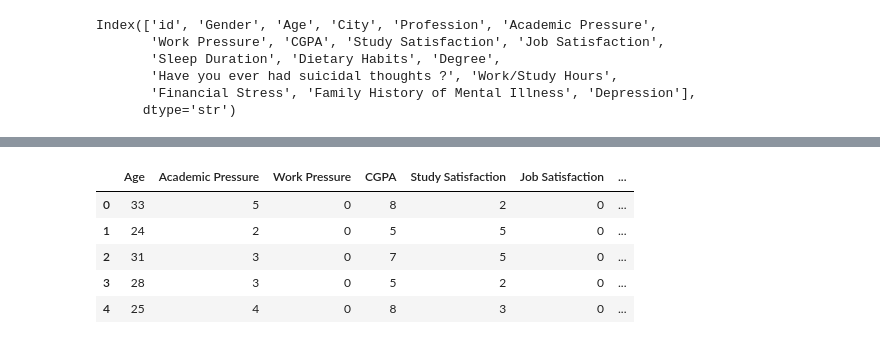
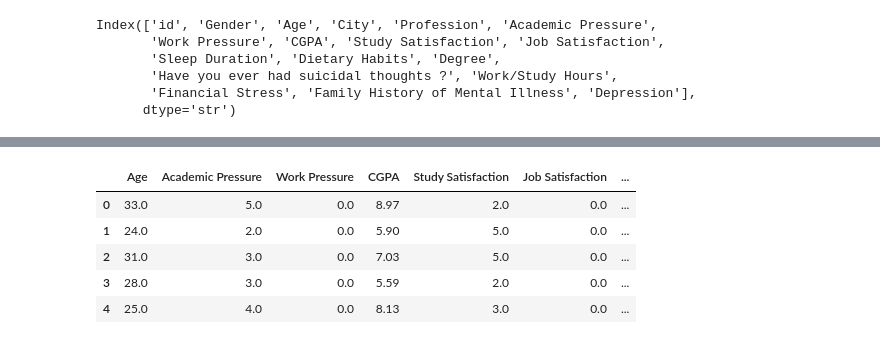
Before and after one commit to mateidiana/WellBeingModelling, a Jupyter notebook: notebooks/data_preprocessing/01_2_data_overview_mh_student.ipynb, the cells around one changed output, grey strips where cells are left out. Saved outputs shown, nothing was run; the diff lists cells and outputs as text; code cells hidden in the pictures.

Commit message:
cleanup: student mh dataset, fix preprocessing issue

```diff
--- a/notebooks/data_preprocessing/01_2_data_overview_mh_student.ipynb
+++ b/notebooks/data_preprocessing/01_2_data_overview_mh_student.ipynb
@@ -552,16 +589,17 @@ Saved BN dataset to: ../data/processed/student_depression_bn_clean.csv
 | 4 | female | 25.0 | jaipur | student | 4.0 | 0.0 | 8.13 | 3.0 | ... |
 Shape: (27901, 17)
 # %%
-OUT_ML = "../data/processed/student_depression_ml.csv"
+OUT_ML = "../../data/processed/student_depression_ml.csv"
 
 def mode_impute(series: pd.Series) -> pd.Series:
-    if series.dropna().empty: # if a column is entirely missing, don’t try to compute a mode
+    if series.dropna().empty:
         return series
-    return series.fillna(series.mode(dropna=True).iloc[0]) # finds the most frequent value (mode),
-                                                           # replaces missing values with that mode
+    return series.fillna(series.mode(dropna=True).iloc[0])
 
 def median_impute(series: pd.Series) -> pd.Series:
-    return series.fillna(series.median()) # replaces missing values with the column’s median
+    if series.dropna().empty:
+        return series
+    return series.fillna(series.median())
 
 # Start from BN-cleaned data
 df_ml = df_bn.copy()
@@ -569,13 +607,14 @@ df_ml = df_bn.copy()
 # Ensure categorical dtypes behave consistently
 for col in df_ml.columns:
     if str(df_ml[col].dtype) == "category":
-        df_ml[col] = df_ml[col].astype("string") # some columns are set to categorical for BN
-                                                 # for ML one-hot encoding, convert them to string
+        df_ml[col] = df_ml[col].astype("string")
 
-# For every column that has missing values
-#  create a new column
-#  set it to 1 if the original value was missing, else 0
-#  store its name in missing_indicators
+# Keep CGPA continuous
+if "CGPA" in df_ml.columns:
+    df_ml["CGPA"] = pd.to_numeric(df_ml["CGPA"], errors="coerce")
+    df_ml.loc[df_ml["CGPA"] == 0, "CGPA"] = np.nan
+
+# Missingness indicators
 missing_indicators = []
 for col in df_ml.columns:
     if df_ml[col].isna().any():
@@ -583,21 +622,58 @@ for col in df_ml.columns:
         df_ml[ind_col] = df_ml[col].isna().astype(int)
         missing_indicators.append(ind_col)
 
+# Identify numeric columns
+num_cols = df_ml.select_dtypes(include=["number"]).columns.tolist()
+
 # Impute numeric columns with median
-num_cols = df_ml.select_dtypes(include=["number"]).columns
 for col in num_cols:
     df_ml[col] = median_impute(df_ml[col])
 
+# Identify categorical columns
+cat_cols = [c for c in df_ml.columns if c not in num_cols and c not in missing_indicators]
+
 # Impute categorical columns with mode
-cat_cols = [c for c in df_ml.columns if c not in num_cols and c not in missing_indicators]
 for col in cat_cols:
+    df_ml[col] = df_ml[col].astype("string")
     df_ml[col] = mode_impute(df_ml[col])
 
-# One-hot encode categoricals, turns each categorical column into multiple 0/1 dummy columns
-df_ml = pd.get_dummies(df_ml, columns=cat_cols, drop_first=True)
+# One-hot encode categorical columns
+# Keep all categories for predictors
+# For Depression, keep only Depression_Yes by using drop_first=True only for that column
+if "Depression" in cat_cols:
+    depression_dummies = pd.get_dummies(
+        df_ml["Depression"],
+        prefix="Depression",
+        drop_first=True,
+        dtype=int
+    )
 
-# Make all dummy columns 0/1 instead of True/False
-df_ml = df_ml.astype(int)
+    df_ml = df_ml.drop(columns=["Depression"])
+    cat_cols = [c for c in cat_cols if c != "Depression"]
+
+    df_ml = pd.get_dummies(
+        df_ml,
+        columns=cat_cols,
+        drop_first=False,
+        dtype=int
+    )
+
+    df_ml = pd.concat([df_ml, depression_dummies], axis=1)
+
+else:
+    df_ml = pd.get_dummies(
+        df_ml,
+        columns=cat_cols,
+        drop_first=False,
+        dtype=int
+    )
+
+# Ensure non-CGPA numeric columns are clean integers where appropriate,
+# but preserve CGPA as float
+for col in df_ml.columns:
+    if col != "CGPA":
+        if pd.api.types.is_bool_dtype(df_ml[col]):
+            df_ml[col] = df_ml[col].astype(int)
 
 # Save ML dataset
 df_ml.to_csv(OUT_ML, index=False)
@@ -610,6 +686,6 @@ Saved ML dataset to: ../data/processed/student_depression_ml.csv
 |  | Age | Academic Pressure | Work Pressure | CGPA | Study Satisfaction | Job Satisfaction | ... |
-| 0 | 33 | 5 | 0 | 8 | 2 | 0 | ... |
-| 1 | 24 | 2 | 0 | 5 | 5 | 0 | ... |
-| 2 | 31 | 3 | 0 | 7 | 5 | 0 | ... |
-| 3 | 28 | 3 | 0 | 5 | 2 | 0 | ... |
-| 4 | 25 | 4 | 0 | 8 | 3 | 0 | ... |
+| 0 | 33.0 | 5.0 | 0.0 | 8.97 | 2.0 | 0.0 | ... |
+| 1 | 24.0 | 2.0 | 0.0 | 5.90 | 5.0 | 0.0 | ... |
+| 2 | 31.0 | 3.0 | 0.0 | 7.03 | 5.0 | 0.0 | ... |
+| 3 | 28.0 | 3.0 | 0.0 | 5.59 | 2.0 | 0.0 | ... |
+| 4 | 25.0 | 4.0 | 0.0 | 8.13 | 3.0 | 0.0 | ... |
```
Also changed, not shown: parts of 6 cells of this notebook, 2 other files.
